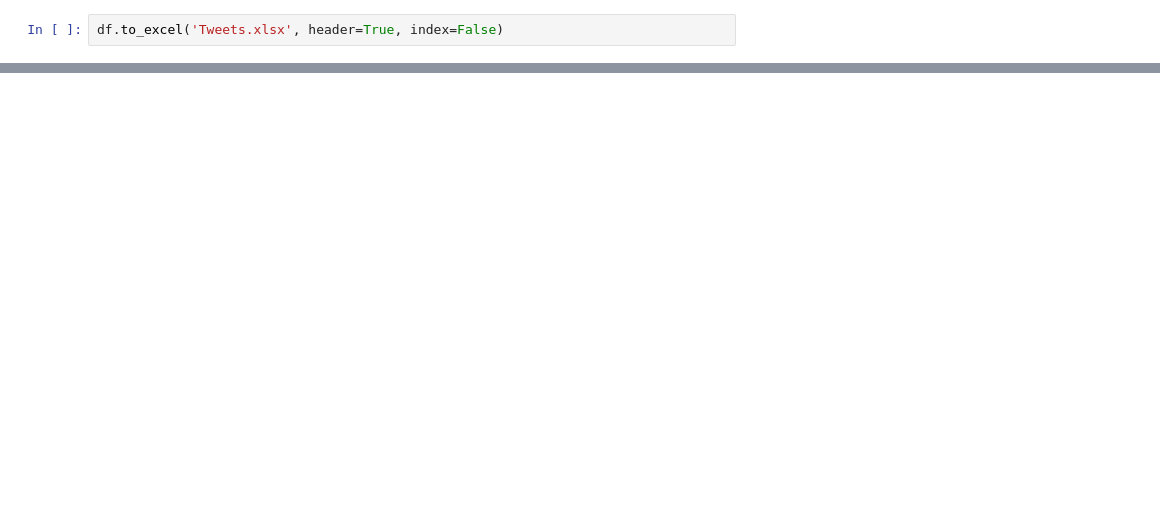
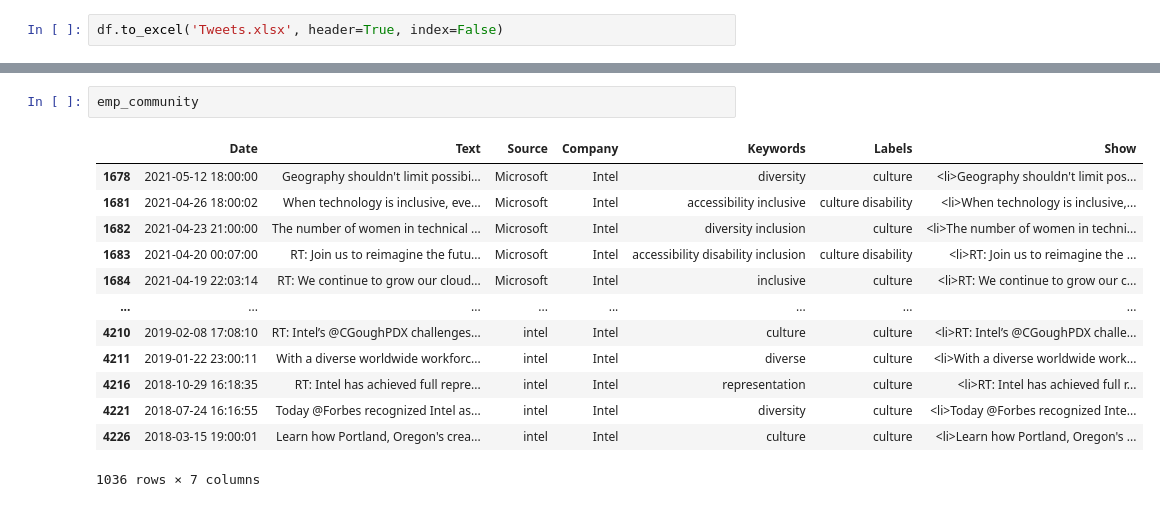
Before and after one commit to sawhney-kartik/inclusive-employement, a Jupyter notebook: Twitter/Twitter.ipynb, the cells around one changed output, grey strips where cells are left out. Cells and saved outputs as stored; diff of their text form; blank space fills up the shorter version.

```diff
--- a/Twitter/Twitter.ipynb
+++ b/Twitter/Twitter.ipynb
@@ -311,0 +398,16 @@ Name: Source, dtype: int64
+# %%
+emp_community
+# %% [output]
+|  | Date | Text | Source | Company | Keywords | Labels | Show |
+| 1678 | 2021-05-12 18:00:00 | Geography shouldn't limit possibi... | Microsoft | Intel | diversity | culture | <li>Geography shouldn't limit pos... |
+| 1681 | 2021-04-26 18:00:02 | When technology is inclusive, eve... | Microsoft | Intel | accessibility inclusive | culture disability | <li>When technology is inclusive,... |
+| 1682 | 2021-04-23 21:00:00 | The number of women in technical ... | Microsoft | Intel | diversity inclusion | culture | <li>The number of women in techni... |
+| 1683 | 2021-04-20 00:07:00 | RT: Join us to reimagine the futu... | Microsoft | Intel | accessibility disability inclusion | culture disability | <li>RT: Join us to reimagine the ... |
+| 1684 | 2021-04-19 22:03:14 | RT: We continue to grow our cloud... | Microsoft | Intel | inclusive | culture | <li>RT: We continue to grow our c... |
+| ... | ... | ... | ... | ... | ... | ... | ... |
+| 4210 | 2019-02-08 17:08:10 | RT: Intel’s @CGoughPDX challenges... | intel | Intel | culture | culture | <li>RT: Intel’s @CGoughPDX challe... |
+| 4211 | 2019-01-22 23:00:11 | With a diverse worldwide workforc... | intel | Intel | diverse | culture | <li>With a diverse worldwide work... |
+| 4216 | 2018-10-29 16:18:35 | RT: Intel has achieved full repre... | intel | Intel | representation | culture | <li>RT: Intel has achieved full r... |
+| 4221 | 2018-07-24 16:16:55 | Today @Forbes recognized Intel as... | intel | Intel | diversity | culture | <li>Today @Forbes recognized Inte... |
+| 4226 | 2018-03-15 19:00:01 | Learn how Portland, Oregon's crea... | intel | Intel | culture | culture | <li>Learn how Portland, Oregon's ... |
+1036 rows × 7 columns
```
Also changed, not shown: parts of 40 cells of this notebook, 3 other files.
